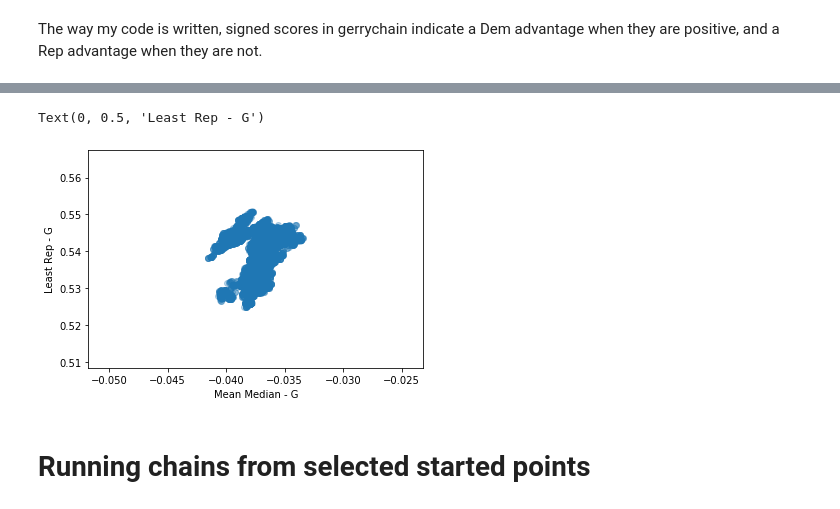
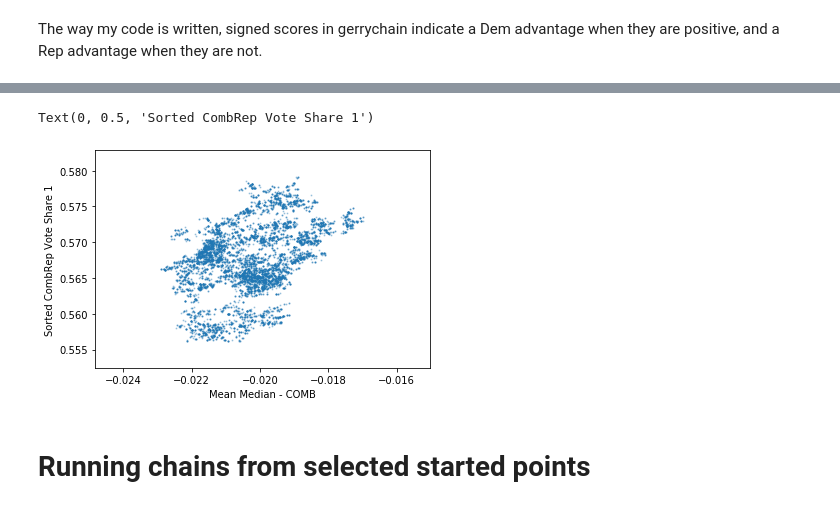
Before and after one commit to tylerjarvis/MathematicalElectionAnalysis, a Jupyter notebook: PartisanSymmetryInUtah.ipynb, the cells around one changed output, grey strips where cells are left out. Drawn from its saved outputs; the diff is of its cells as text; code cells hidden in the pictures.

```diff
--- a/PartisanSymmetryInUtah.ipynb
+++ b/PartisanSymmetryInUtah.ipynb
@@ -98,11 +104,11 @@ least_rep = {'Least Rep - SEN': np.min(c.data.iloc[:, 29:33], axis=1),
 # %%
-key1, key2 = 'Mean Median - G', 'Least Rep - G'
-plt.scatter(c.data[key1], least_rep[key2], alpha=0.3)
+key1, key2 = 'Mean Median - COMB', 'Sorted CombRep Vote Share 1'
+plt.scatter(c.data[key1], c.data[key2], s=1, alpha=0.3)
 plt.xlabel(key1)
 plt.ylabel(key2)
 # %% [output]
-Text(0, 0.5, 'Least Rep - G')
+Text(0, 0.5, 'Sorted CombRep Vote Share 1')
-[figure, old version]
+[figure, new version]
 # %% [markdown]
 # Running chains from selected started points
 # %%
```
Also changed, not shown: parts of 6 cells of this notebook, 10 other files.
